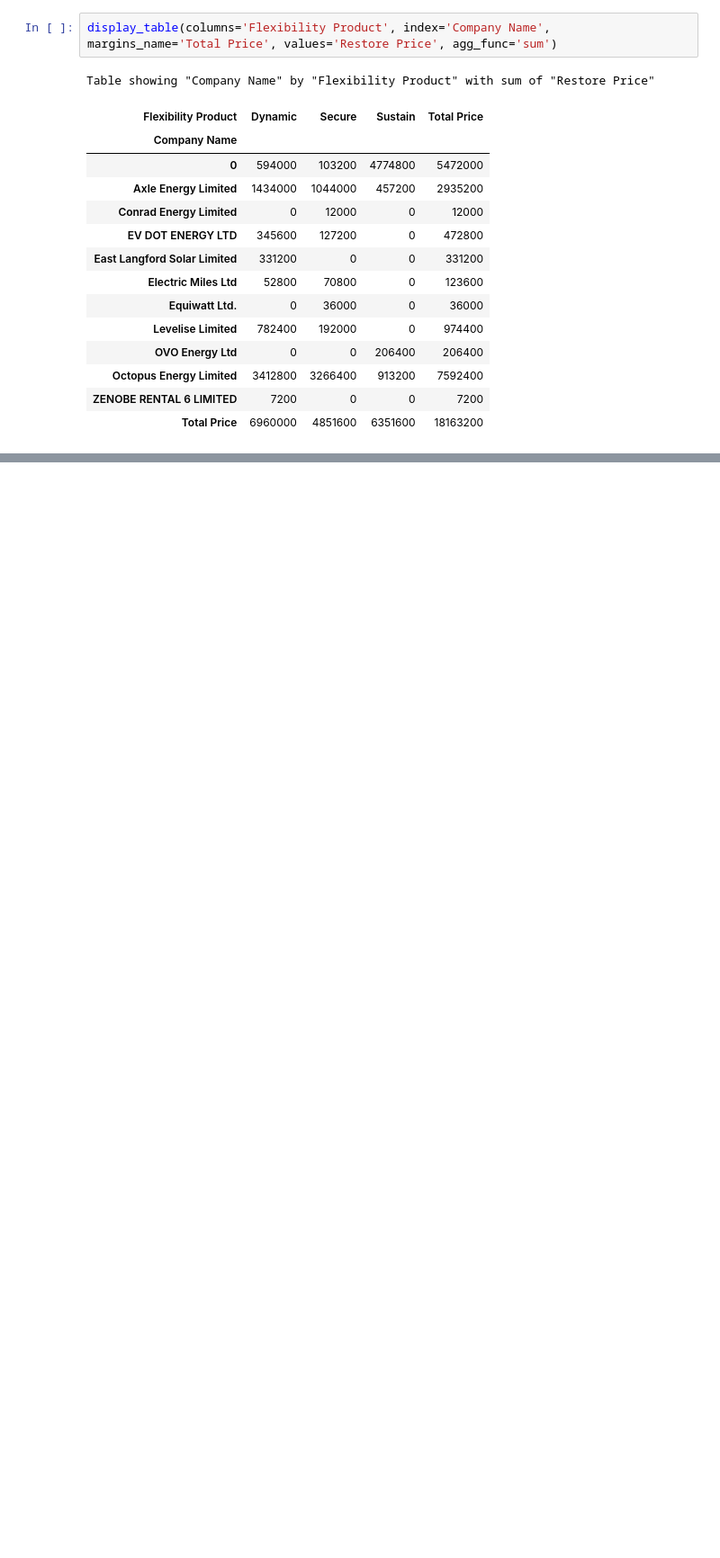
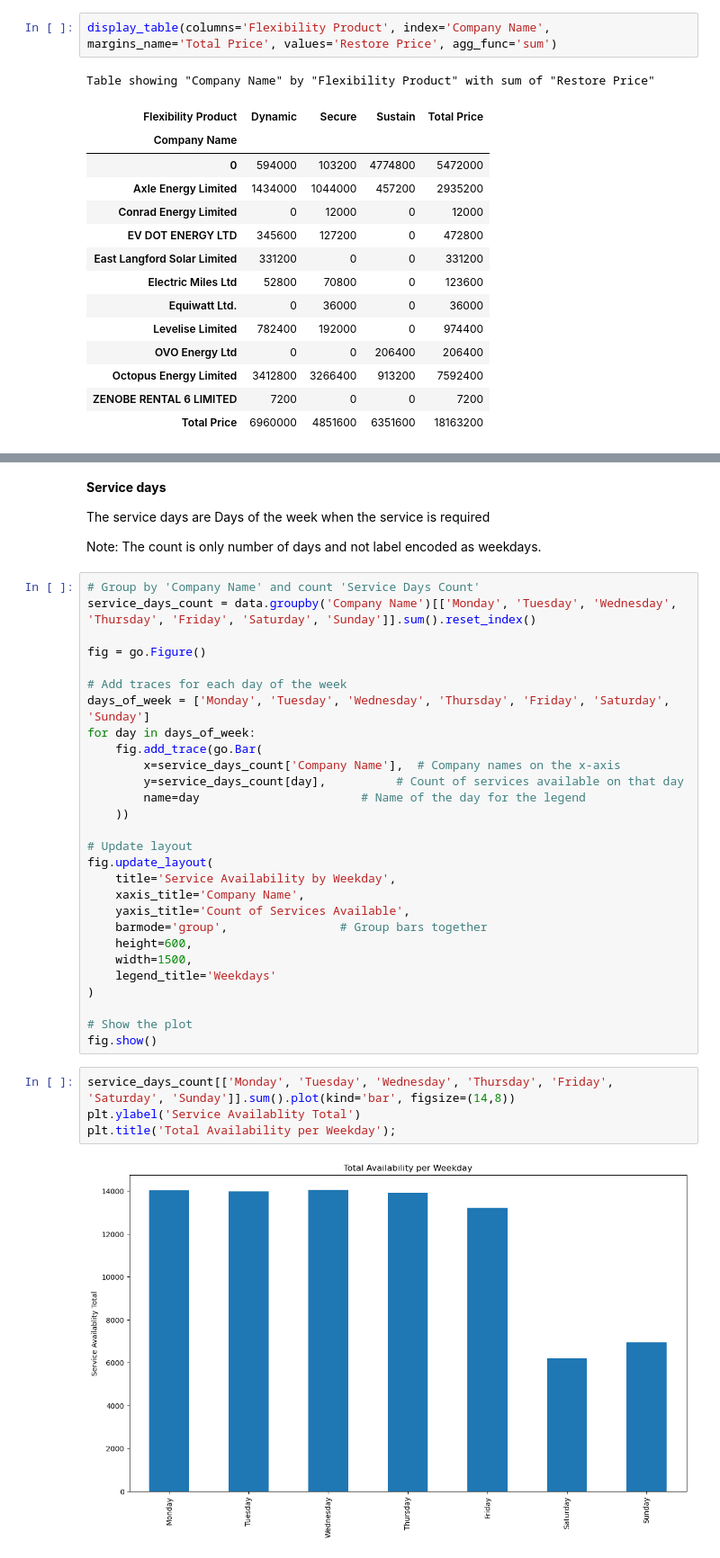
Before and after one commit to johnomage/Flexibility-Trades-Data-EDA, a Jupyter notebook: flex_analysis.ipynb, the cells around one changed output, grey strips where cells are left out. Shown at 90% size. Cells and saved outputs as stored; diff of their text form; blank space fills up the shorter version.

```diff
--- a/flex_analysis.ipynb
+++ b/flex_analysis.ipynb
@@ -264,0 +891,40 @@ Table showing "Company Name" by "Flexibility Product" with count of "Technology
+# %% [markdown]
+**Service days**
+
+The service days are Days of the week when the service is required
+
+Note: The count is only number of days and not label encoded as weekdays.
+# %%
+# Group by 'Company Name' and count 'Service Days Count'
+service_days_count = data.groupby('Company Name')[['Monday', 'Tuesday', 'Wednesday', 'Thursday', 'Friday', 'Saturday', 'Sunday']].sum().reset_index()
+
+fig = go.Figure()
+
+# Add traces for each day of the week
+days_of_week = ['Monday', 'Tuesday', 'Wednesday', 'Thursday', 'Friday', 'Saturday', 'Sunday']
+for day in days_of_week:
+    fig.add_trace(go.Bar(
+        x=service_days_count['Company Name'],  # Company names on the x-axis
+        y=service_days_count[day],          # Count of services available on that day
+        name=day                       # Name of the day for the legend
+    ))
+
+# Update layout
+fig.update_layout(
+    title='Service Availability by Weekday',
+    xaxis_title='Company Name',
+    yaxis_title='Count of Services Available',
+    barmode='group',                # Group bars together
+    height=600,
+    width=1500,
+    legend_title='Weekdays'
+)
+
+# Show the plot
+fig.show()
+# %%
+service_days_count[['Monday', 'Tuesday', 'Wednesday', 'Thursday', 'Friday', 'Saturday', 'Sunday']].sum().plot(kind='bar', figsize=(14,8))
+plt.ylabel('Service Availablity Total')
+plt.title('Total Availability per Weekday');
+# %% [output]
+[figure, added]
```
Also changed, not shown: parts of 48 cells of this notebook, 3 other files.
